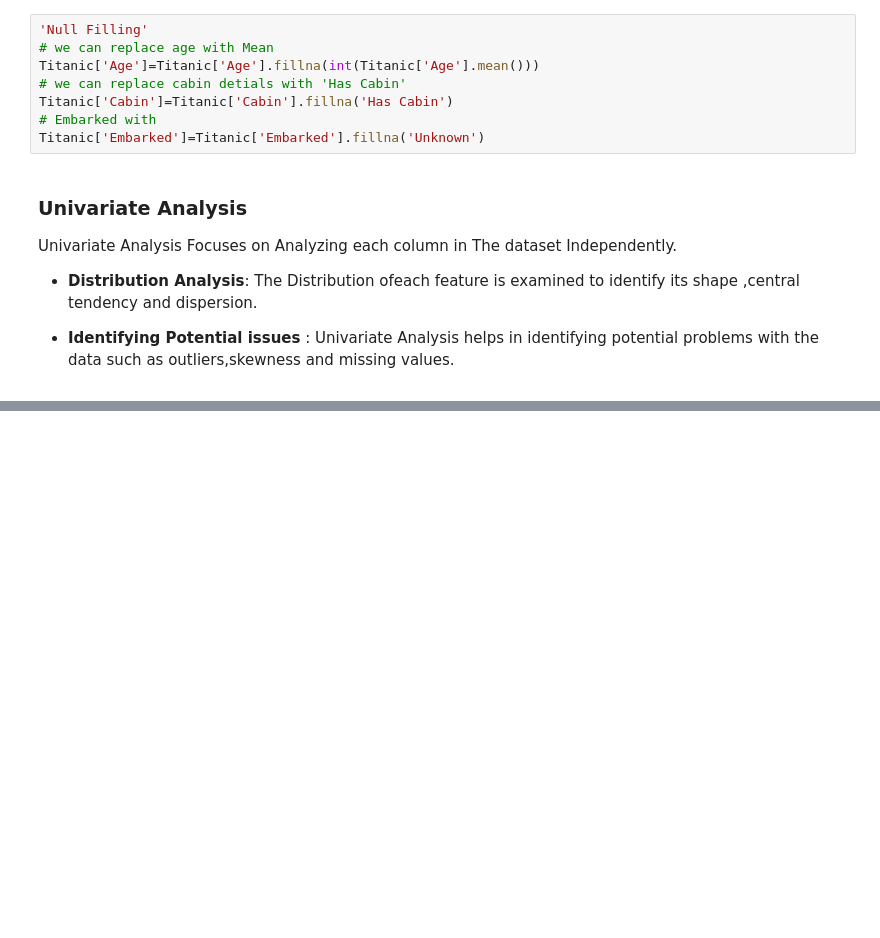
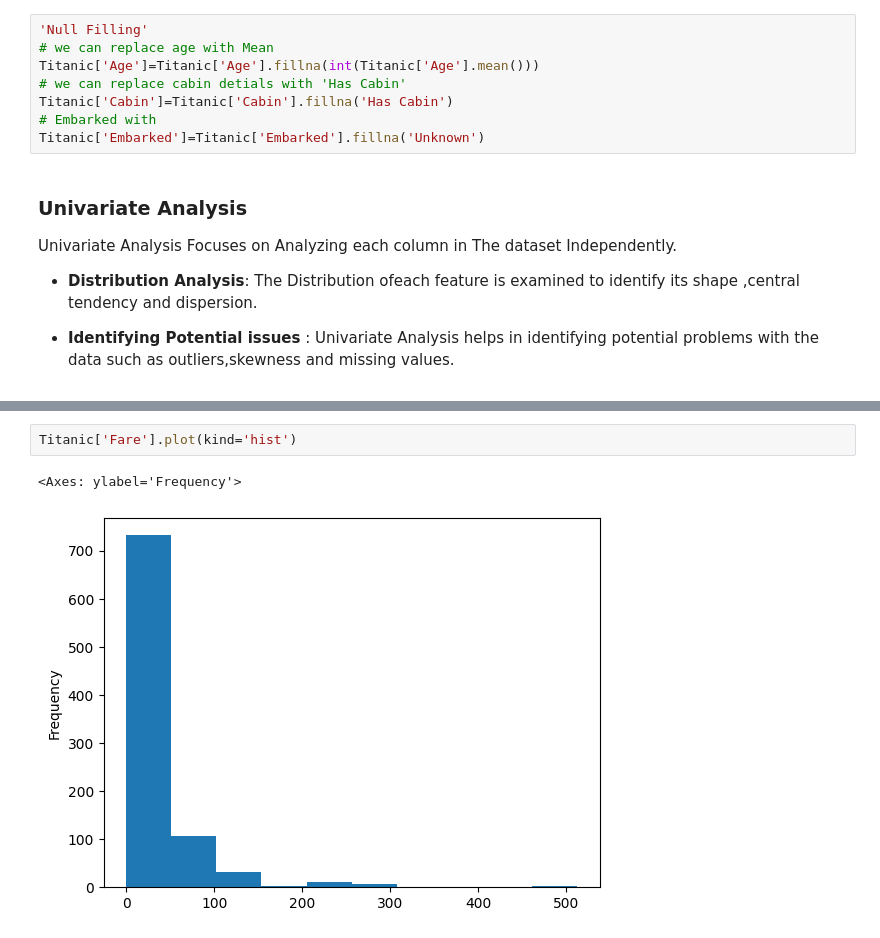
Before and after one commit to Varunkumar2516/Data_Analysis_Projects, a Jupyter notebook: 5. Titanic EDA- Data Analysis Project/Analysis Notebook/Analysis.ipynb, the cells around one changed output, grey strips where cells are left out. Drawn from its saved outputs; the diff is of its cells as text; blank space fills up the shorter version.

```diff
--- a/5. Titanic EDA- Data Analysis Project/Analysis Notebook/Analysis.ipynb
+++ b/5. Titanic EDA- Data Analysis Project/Analysis Notebook/Analysis.ipynb
@@ -106,0 +174,5 @@ Univariate Analysis Focuses on Analyzing each column in The dataset Independentl
+# %%
+Titanic['Fare'].plot(kind='hist')
+# %% [output]
+<Axes: ylabel='Frequency'>
+[figure, added]
```
Also changed, not shown: parts of 38 cells of this notebook, 2 other files.
